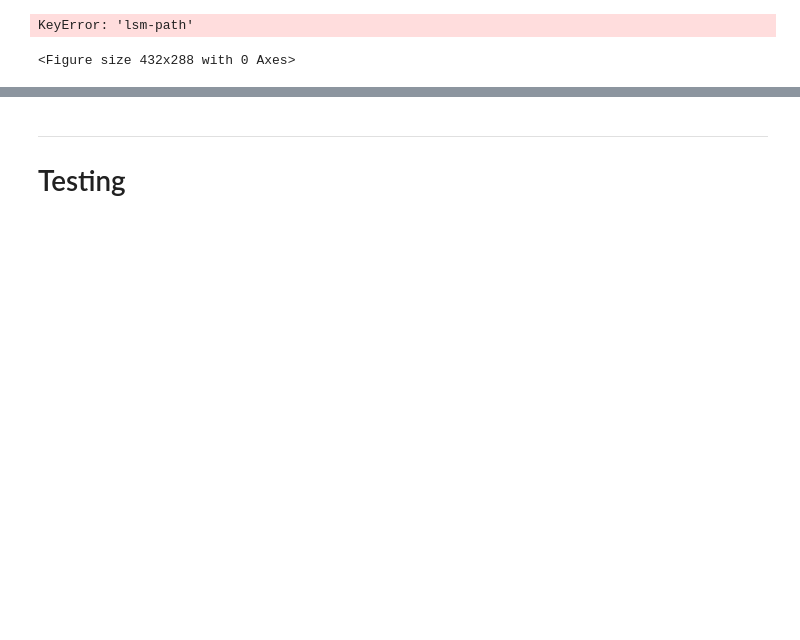
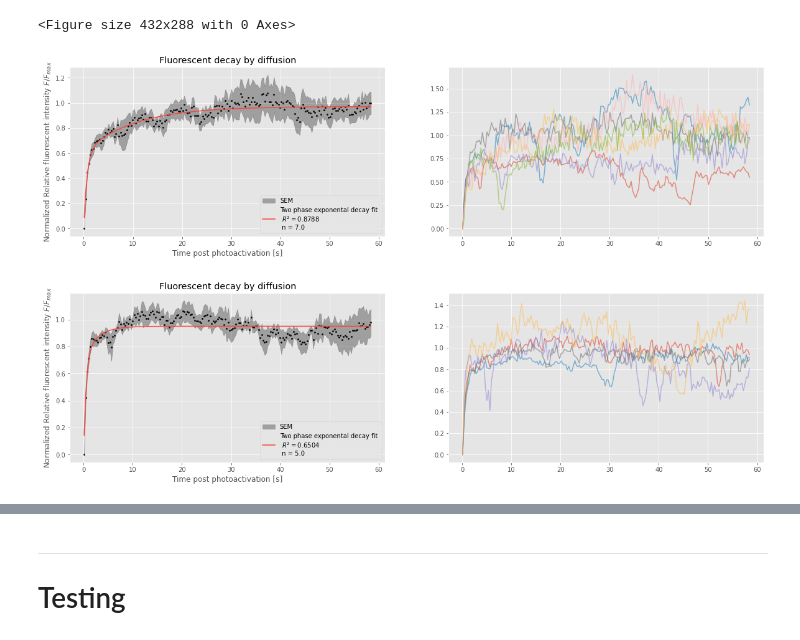
Before and after one commit to Julian-We/iFRAPpy, a Jupyter notebook: JW_iFRAPpy_v3.2.3.ipynb, the cells around one changed output, grey strips where cells are left out. Cells and saved outputs as stored; diff of their text form; code cells hidden in the pictures; blank space fills up the shorter version.

Commit message:
- changes hard drive - EperimentGroup.add_experiment() returns now experiment object. this uses more memory, but simplifies access to data

```diff
--- a/JW_iFRAPpy_v3.2.3.ipynb
+++ b/JW_iFRAPpy_v3.2.3.ipynb
@@ -806,6 +806,7 @@ class ExperimentGroup():
 
         self.dict_experiments.update({exp_name : [protein_name, embryonic_stage, exp]})
         self.json_update('log', f'Experiment "{exp_name}" has been added to the experiment group')
+        return exp
 
     # TODO Impement a selection based on age and protein as in plot_experiments()
     # TODO Implement a way select which error data should be used for the calculation (single-method or summary method; see todo @520
@@ -1068,11 +1069,12 @@ class ExperimentGroup():
 # %%
 totaltime_pre = time.perf_counter()
 # %%
-frap = ExperimentGroup('/Volumes/YOMI/data/analyzed_data/diffusivity/',)
-frap.add_experiment('Vasa(AA1-164)', 10, '/Volumes/YOMI/data/analyzed_data/diffusivity/FRAP_hypergerm/10hpf', molecular_weight=16.87, disorder=1)
-'/Volumes/YOMI/data/analyzed_data/diffusivity/FRAP_hypergerm'
-frap.add_experiment('Vasa(AA1-164)', 24, '/Volumes/YOMI/data/analyzed_data/diffusivity/FRAP_hypergerm/24hpf', molecular_weight=16.87, disorder=1)
+frap = ExperimentGroup('/Volumes/HELHEIM/analyzed_data/diffusivity/')
+hyper10 = frap.add_experiment('Vasa(AA1-164)', 10, '/Volumes/HELHEIM/analyzed_data/diffusivity/FRAP_hypergerm/10hpf', molecular_weight=16.87, disorder=1)
+'/Volumes/HELHEIM/analyzed_data/diffusivity/FRAP_hypergerm'
+hyper24 = frap.add_experiment('Vasa(AA1-164)', 24, '/Volumes/HELHEIM/analyzed_data/diffusivity/FRAP_hypergerm/24hpf', molecular_weight=16.87, disorder=1)
 # %% [output]
-KeyError: 'lsm-path'
+<Figure size 432x288 with 0 Axes>
-<Figure size 432x288 with 0 Axes>
+[figure, added]
+[figure, added]
 # %%
```
Also changed, not shown: parts of 9 cells of this notebook.
